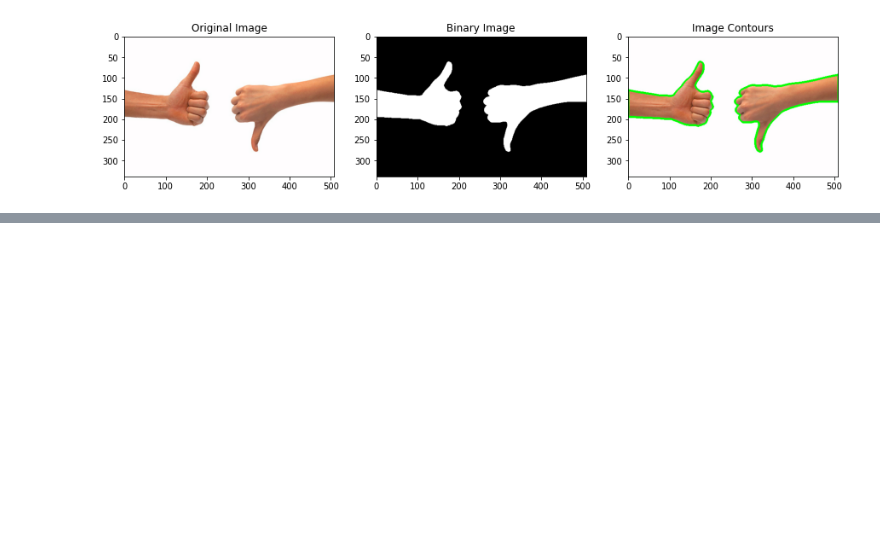
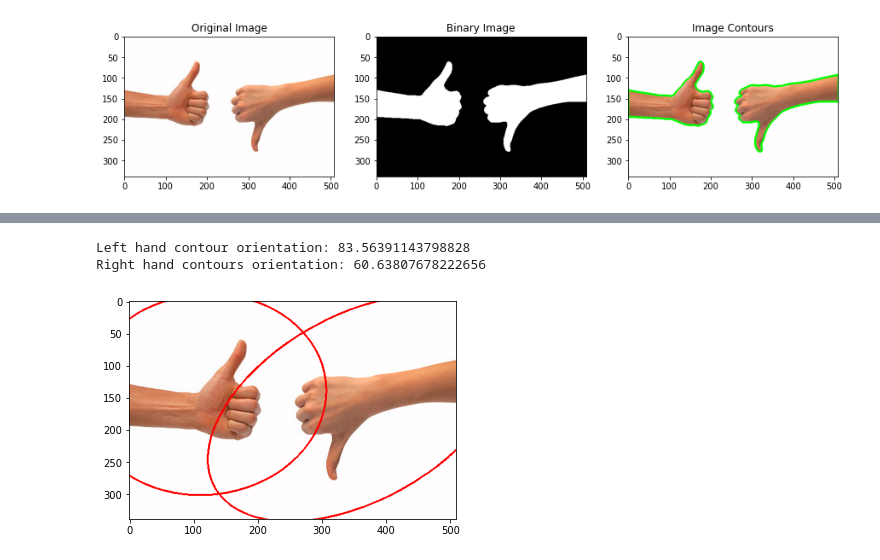
Before and after one commit to sarkarchandan/cvnanodegree, a Jupyter notebook: 1_3_Types_of_Features_Image_Segmentation/contour_detection_exercises.ipynb, the cells around one changed output, grey strips where cells are left out. Saved outputs shown, nothing was run; the diff lists cells and outputs as text; code cells hidden in the pictures; blank space fills up the shorter version.

```diff
--- a/1_3_Types_of_Features_Image_Segmentation/contour_detection_exercises.ipynb
+++ b/1_3_Types_of_Features_Image_Segmentation/contour_detection_exercises.ipynb
@@ -157,0 +222,21 @@ ax3.set_title('Image Contours');
+# %%
+def contour_orientation(img: np.ndarray, contours: List[np.ndarray]) -> Tuple[List[float], np.ndarray]:
+    """Derive orientations from the passed in contours and draws the ellipses on a copy of the image"""
+    angles: List[float] = []
+    for cnt in contours:
+        center, axes, angle = cv2.fitEllipse(points=cnt)
+        center, axes = np.int32(center), np.int32(axes)
+        img = cv2.ellipse(img=img, center=center, axes=axes,
+                        angle=angle, startAngle=0, endAngle=360,
+                        color=(255, 0, 0), thickness=2)
+        angles.append(angle)
+    return angles, img
+# %%
+angles, img = contour_orientation(img=np.copy(thumbs), contours=list(thumbs_contour))
+print(f'Left hand contour orientation: {angles[1]}')
+print(f'Right hand contours orientation: {angles[0]}')
+plt.imshow(img);
+# %% [output]
+Left hand contour orientation: 83.56391143798828
+Right hand contours orientation: 60.63807678222656
+[figure, added]
```
Also changed, not shown: parts of 12 cells of this notebook, 1 other file.
